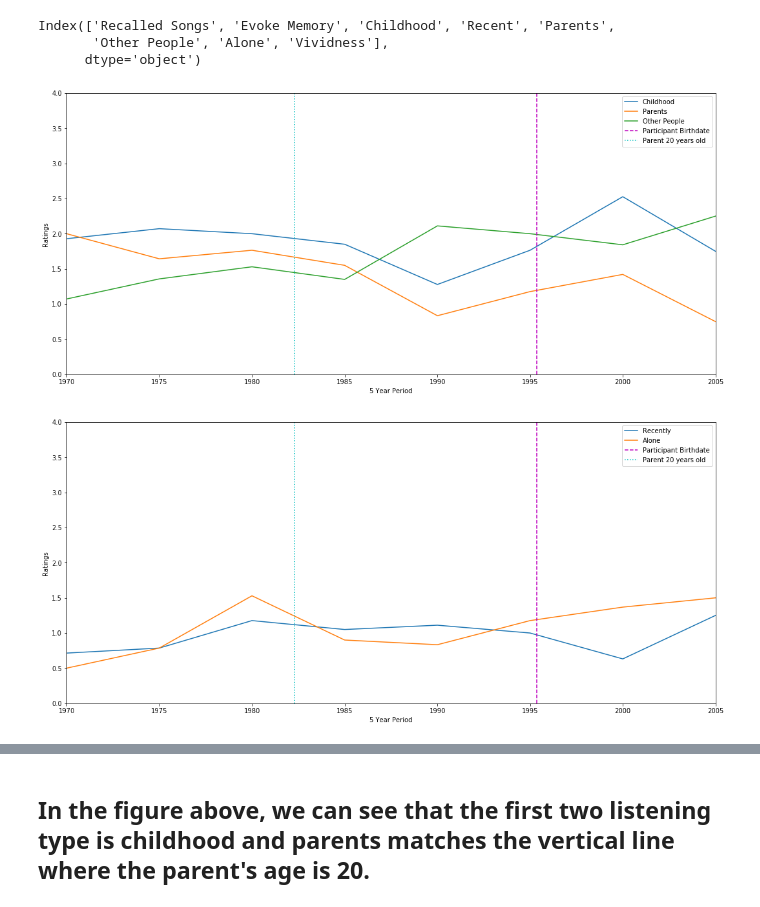
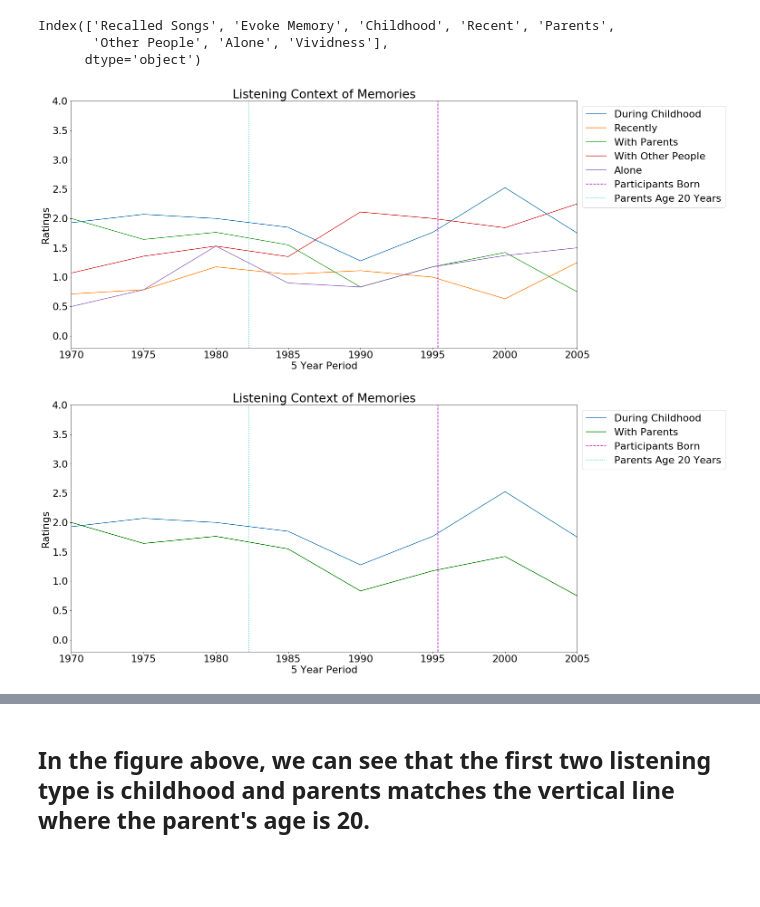
Before and after one commit to loganstillings/MPC_Cascading_Reminiscence_Bumps, a Jupyter notebook: data/Data_Visualization.ipynb, the cells around one changed output, grey strips where cells are left out. Saved outputs shown, nothing was run; the diff lists cells and outputs as text; code cells hidden in the pictures; blank space fills up the shorter version.

```diff
--- a/data/Data_Visualization.ipynb
+++ b/data/Data_Visualization.ipynb
@@ -41,4 +32,2 @@ x_axis = ["1970-1974",
-# %%
-df_song_recall.index = x_axis
 # %% [markdown]
 ### Merge Parent's Means
@@ -66,35 +63,39 @@ Index(['Recalled Songs', 'Evoke Memory', 'Childhood', 'Recent', 'Parents',
        'Other People', 'Alone', 'Vividness'],
       dtype='object')
 # %%
-plt.figure(figsize=(18,8))
-plt.plot(df_song_recall.index,df_song_recall["Childhood"], label="Childhood")
-#plt.plot(df_song_recall.index,df_song_recall["Recent"], label="Recently")
-plt.plot(df_song_recall.index,df_song_recall["Parents"], label="Parents")
-plt.plot(df_song_recall.index,df_song_recall["Other People"], label="Other People")
-#plt.plot(df_song_recall.index,df_song_recall["Alone"], label="Alone")
+matplotlib.rc('font',**font)
+plt.figure(figsize=(20,10))
+plt.plot(df_song_recall.index,df_song_recall["Childhood"], label="During Childhood")
+plt.plot(df_song_recall.index,df_song_recall["Recent"], label="Recently")
+plt.plot(df_song_recall.index,df_song_recall["Parents"], label="With Parents")
+plt.plot(df_song_recall.index,df_song_recall["Other People"], label="With Other People")
+plt.plot(df_song_recall.index,df_song_recall["Alone"], label="Alone")
 plt.xlim([1970,2005])
 
-plt.axvline(participant_stat.loc["mean","Participant Birthdate"], linestyle="dashed",c="m", label="Participant Birthdate")
-plt.axvline(parents_mean+20, linestyle="dotted",c="c", label="Parent 20 years old")
-plt.ylim([0,4])
+plt.axvline(participant_stat.loc["mean","Participant Birthdate"], linestyle="dashed",c="m", label="Participants Born")
+plt.axvline(parents_mean+20, linestyle="dotted",c="c", label="Parents Age 20 Years")
+plt.ylim([-0.2,4])
 plt.xlabel("5 Year Period")
 plt.ylabel("Ratings")
-plt.legend()
+plt.legend(bbox_to_anchor=(1,1), loc="upper left")
+plt.title("Listening Context of Memories")
 plt.show()
 # %% [output]
-[figure, old version]
+[figure, new version]
 # %%
-plt.figure(figsize=(18,8))
-plt.plot(df_song_recall.index,df_song_recall["Recent"], label="Recently")
-plt.plot(df_song_recall.index,df_song_recall["Alone"], label="Alone")
+matplotlib.rc('font',**font)
+plt.figure(figsize=(20,10))
+plt.plot(df_song_recall.index,df_song_recall["Childhood"], label="During Childhood")
+plt.plot(df_song_recall.index,df_song_recall["Parents"], label="With Parents", c="g")
 plt.xlim([1970,2005])
 
-plt.axvline(participant_stat.loc["mean","Participant Birthdate"], linestyle="dashed",c="m", label="Participant Birthdate")
-plt.axvline(parents_mean+20, linestyle="dotted",c="c", label="Parent 20 years old")
-plt.ylim([0,4])
+plt.axvline(participant_stat.loc["mean","Participant Birthdate"], linestyle="dashed",c="m", label="Participants Born")
+plt.axvline(parents_mean+20, linestyle="dotted",c="c", label="Parents Age 20 Years")
+plt.ylim([-0.2,4])
 plt.xlabel("5 Year Period")
 plt.ylabel("Ratings")
-plt.legend()
+plt.legend(bbox_to_anchor=(1,1), loc="upper left")
+plt.title("Listening Context of Memories")
 plt.show()
 # %% [output]
-[figure, old version]
+[figure, new version]
```
Also changed, not shown: parts of 17 cells of this notebook, 1 other file.
